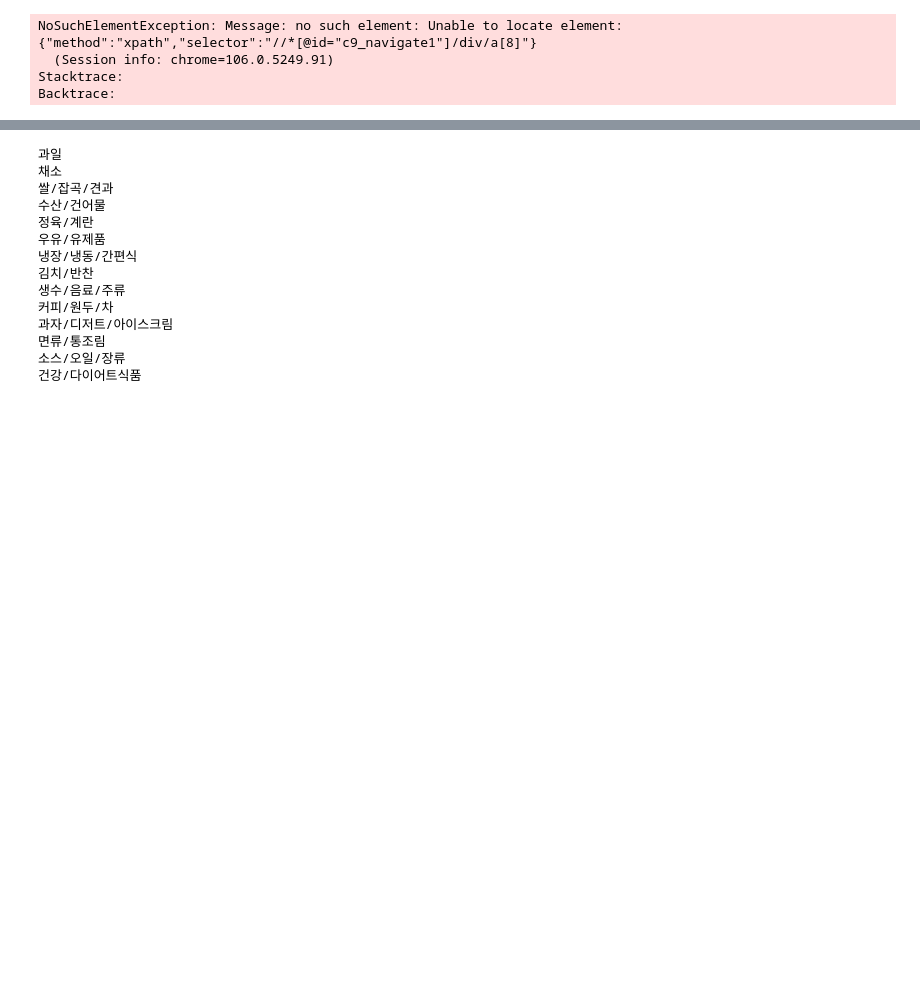
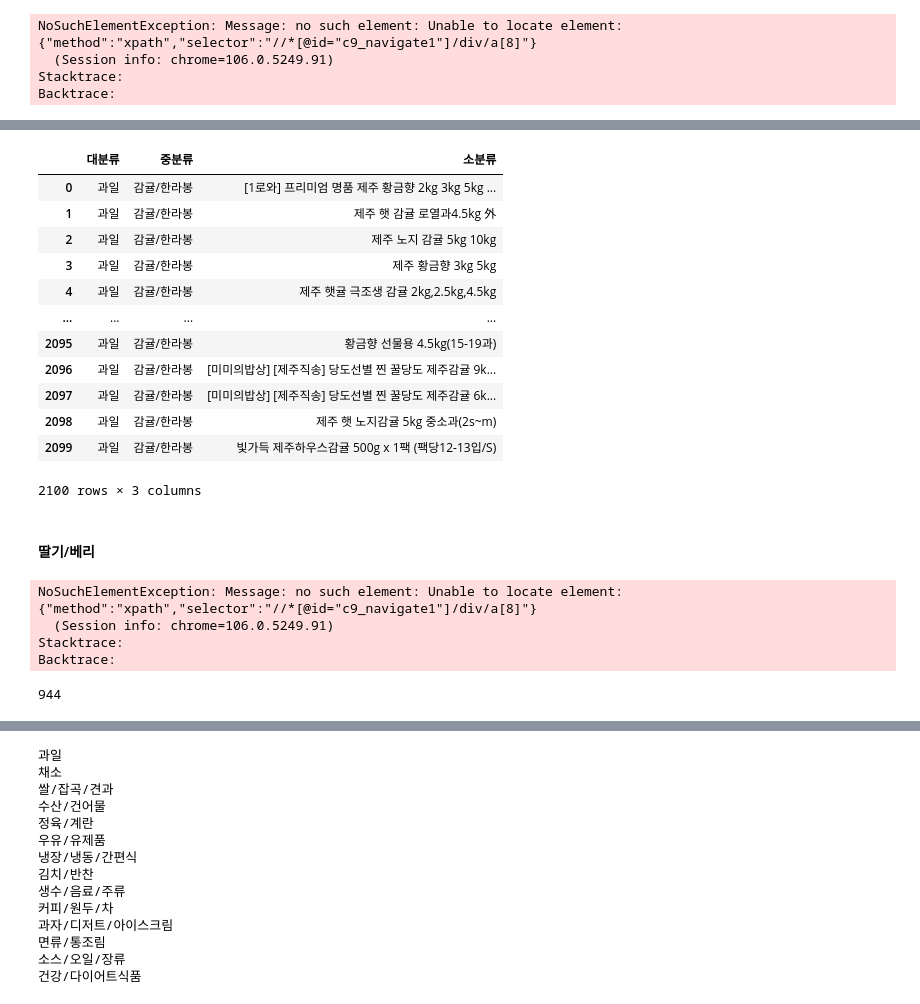
Before and after one commit to shinjangwoon/Store_Analysis, a Jupyter notebook: crawling/crawling.ipynb, the cells around one changed output, grey strips where cells are left out. Cells and saved outputs as stored; diff of their text form; code cells hidden in the pictures; blank space fills up the shorter version.

```diff
--- a/crawling/crawling.ipynb
+++ b/crawling/crawling.ipynb
@@ -176,0 +184,47 @@ dldl
+# %%
+citrus_df = pd.DataFrame(data=citrus, columns=['소분류'])
+citrus_df[['중분류', '대분류']] = ['감귤/한라봉', '과일']
+citrus_df = citrus_df[['대분류','중분류','소분류']]
+citrus_df
+# %% [output]
+|  | 대분류 | 중분류 | 소분류 |
+| 0 | 과일 | 감귤/한라봉 | [1로와] 프리미엄 명품 제주 황금향 2kg 3kg 5kg ... |
+| 1 | 과일 | 감귤/한라봉 | 제주 햇 감귤 로열과4.5kg 外 |
+| 2 | 과일 | 감귤/한라봉 | 제주 노지 감귤 5kg 10kg |
+| 3 | 과일 | 감귤/한라봉 | 제주 황금향 3kg 5kg |
+| 4 | 과일 | 감귤/한라봉 | 제주 햇귤 극조생 감귤 2kg,2.5kg,4.5kg |
+| ... | ... | ... | ... |
+| 2095 | 과일 | 감귤/한라봉 | 황금향 선물용 4.5kg(15-19과) |
+| 2096 | 과일 | 감귤/한라봉 | [미미의밥상] [제주직송] 당도선별 찐 꿀당도 제주감귤 9k... |
+| 2097 | 과일 | 감귤/한라봉 | [미미의밥상] [제주직송] 당도선별 찐 꿀당도 제주감귤 6k... |
+| 2098 | 과일 | 감귤/한라봉 | 제주 햇 노지감귤 5kg 중소과(2s~m) |
+| 2099 | 과일 | 감귤/한라봉 | 빛가득 제주하우스감귤 500g x 1팩 (팩당12-13입/S) |
+2100 rows × 3 columns
+# %% [markdown]
+#### 딸기/베리
+# %%
+berry = []
+driver.get('https://www.lotteon.com/search/render/render.ecn?render=nqapi&platform=pc&collection_id=9&login=Y&u9=navigate&u8=FC01200500&mallId=1')
+for f in range(1,36):
+    if f == 1:
+        name = driver.find_elements_by_class_name('srchProductUnitTitle')
+        time.sleep(2)
+        for named in range(0,len(name)):
+            berry.append(name[named].text)
+        driver.find_element_by_xpath('//*[@id="c9_navigate1"]/div/a[7]').click()
+    else:
+        time.sleep(2)
+        name = driver.find_elements_by_class_name('srchProductUnitTitle')
+        time.sleep(2)
+        for named in range(0,len(name)):
+            berry.append(name[named].text)
+        driver.find_element_by_xpath('//*[@id="c9_navigate1"]/div/a[8]').click()
+# %% [output]
+NoSuchElementException: Message: no such element: Unable to locate element: {"method":"xpath","selector":"//*[@id="c9_navigate1"]/div/a[8]"}
+  (Session info: chrome=106.0.5249.91)
+Stacktrace:
+Backtrace:
+# %%
+len(berry)
+# %% [output]
+944
```
Also changed, not shown: parts of 149 cells of this notebook.
